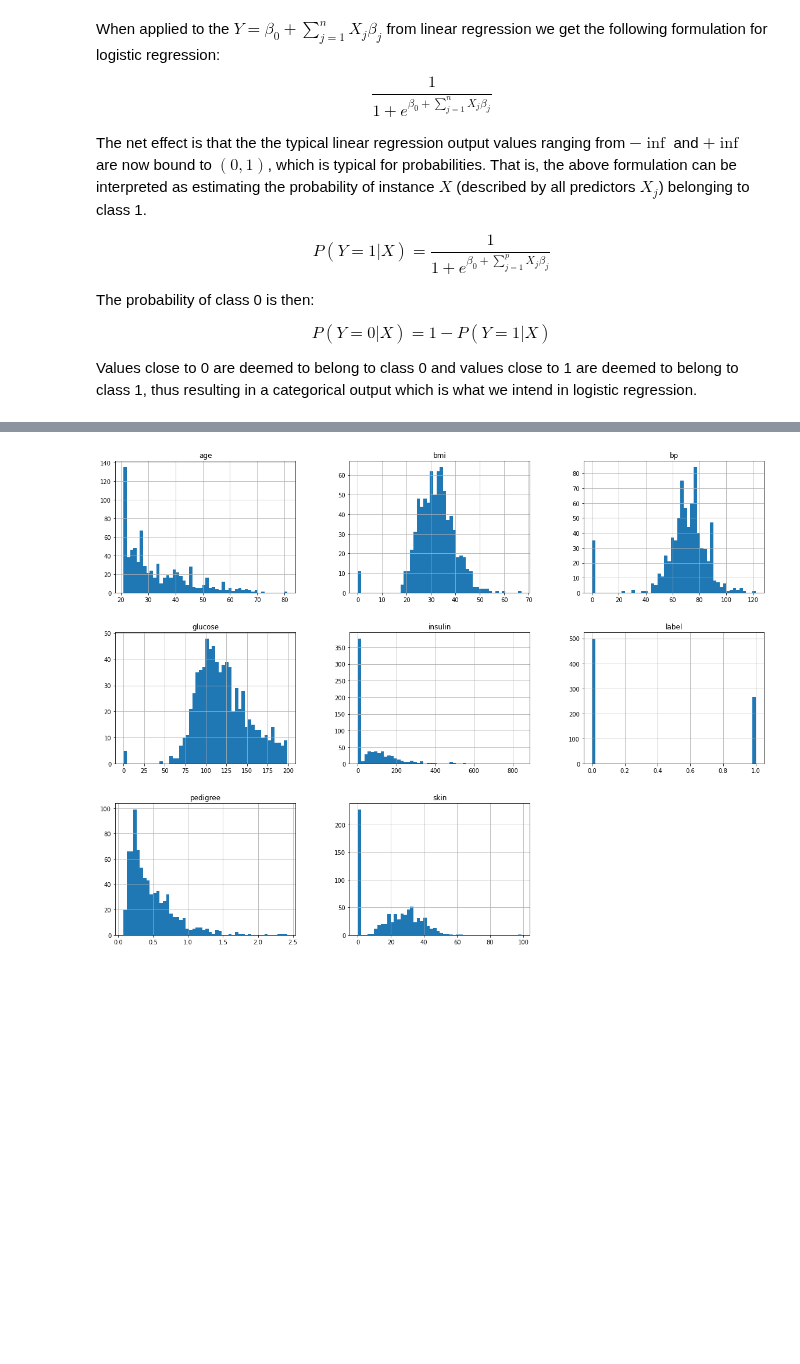
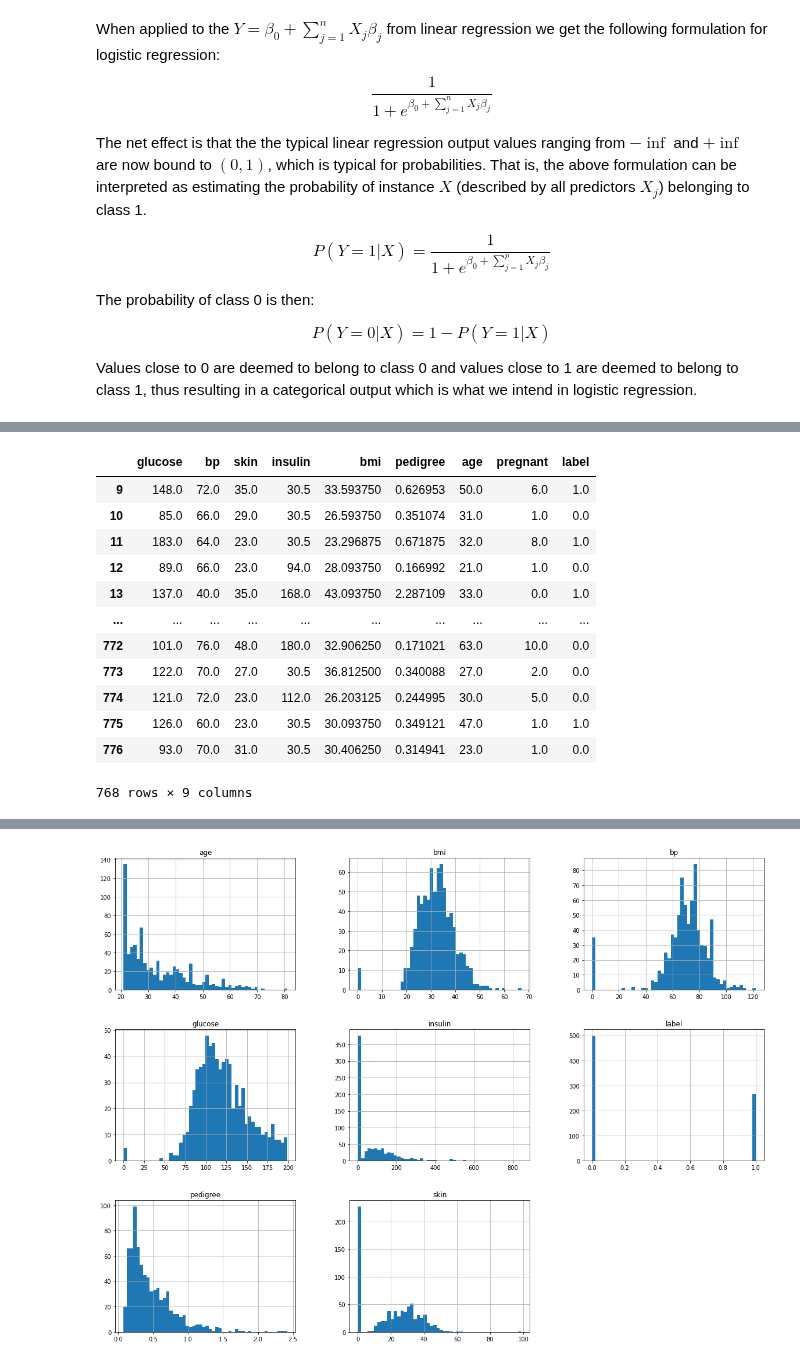
Before and after one commit to memphis-iis/datawhys-content-notebooks-python, a Jupyter notebook: Logistic-regression.ipynb, the cells around one changed output, grey strips where cells are left out. Drawn from its saved outputs; the diff is of its cells as text; code cells hidden in the pictures; blank space fills up the shorter version.

```diff
--- a/Logistic-regression.ipynb
+++ b/Logistic-regression.ipynb
@@ -367,0 +371,4 @@ AO: This fails with xpython. We seem to have a problem where Python is failing o
+# %%
+dataframe = dataframe.astype(np.float16)
+
+#<xml xmlns="https://developers.google.com/blockly/xml"><variables><variable id="-(zD`=)|+6ZJe1eZ)t2_">dataframe</variable><variable id="?c{TV,q.TX?.3MdDX01G">np</variable></variables><block type="variables_set" id="W[NKpnS`c;^ojCvEb~Jr" x="-10" y="220"><field name="VAR" id="-(zD`=)|+6ZJe1eZ)t2_">dataframe</field><value name="VALUE"><block type="varDoMethod" id="6gF#QFGo*gcY24]ZHk[m"><field name="VAR" id="-(zD`=)|+6ZJe1eZ)t2_">dataframe</field><field name="MEMBER">astype</field><data>dataframe:astype</data><value name="INPUT"><block type="varGetProperty" id="Z~o+`2atgO=}TGFr1H;s"><field name="VAR" id="?c{TV,q.TX?.3MdDX01G">np</field><field name="MEMBER">float16</field><data>np:float16</data></block></value></block></value></block></xml>
@@ -367,0 +404,4 @@ AO: This fails with xpython. We seem to have a problem where Python is failing o
+# %%
+dataframe2 = dataframe.drop(columns=["pregnant","label"])
+
+#<xml xmlns="https://developers.google.com/blockly/xml"><variables><variable id="9!`e7J$K:A*o3;@Jx]|c">dataframe2</variable><variable id="-(zD`=)|+6ZJe1eZ)t2_">dataframe</variable></variables><block type="variables_set" id="=WF6bg*IMyQ}:OH;`ep%" x="37" y="334"><field name="VAR" id="9!`e7J$K:A*o3;@Jx]|c">dataframe2</field><value name="VALUE"><block type="varDoMethod" id="pi|Dm84^9@vki1VF)~q?"><field name="VAR" id="-(zD`=)|+6ZJe1eZ)t2_">dataframe</field><field name="MEMBER">drop</field><data>dataframe:drop</data><value name="INPUT"><block type="lists_create_with" id="Iwmkdd88P]#,C|E;O0iv"><mutation items="1"></mutation><value name="ADD0"><block type="dummyOutputCodeBlock" id="hGfK[B=t*/z9F4^N5nS-"><field name="CODE">columns=["pregnant","label"]</field></block></value></block></value></block></value></block></xml>
@@ -367,0 +415,4 @@ AO: This fails with xpython. We seem to have a problem where Python is failing o
+# %%
+dataframe2.replace(0, dataframe2.median(), inplace=True)
+
+#<xml xmlns="https://developers.google.com/blockly/xml"><variables><variable id="9!`e7J$K:A*o3;@Jx]|c">dataframe2</variable></variables><block type="varDoMethod" id="~nLi1Nh;w~2..pU_)Ea-" x="-25" y="188"><field name="VAR" id="9!`e7J$K:A*o3;@Jx]|c">dataframe2</field><field name="MEMBER">replace</field><data>dataframe2:replace</data><value name="INPUT"><block type="lists_create_with" id="N_J;ROC7W[U;-E+T}@jQ"><mutation items="3"></mutation><value name="ADD0"><block type="math_number" id="*=m$moYjkm=;jzVXVuFj"><field name="NUM">0</field></block></value><value name="ADD1"><block type="varDoMethod" id="zu95YDE]4]0%3K*R4!Pd"><field name="VAR" id="9!`e7J$K:A*o3;@Jx]|c">dataframe2</field><field name="MEMBER">median</field><data>dataframe2:median</data></block></value><value name="ADD2"><block type="dummyOutputCodeBlock" id="4TX!~lA9X)L!eqiMBVVZ"><field name="CODE">inplace=True</field></block></value></block></value></block></xml>
@@ -367,0 +426,20 @@ AO: This fails with xpython. We seem to have a problem where Python is failing o
+# %%
+dataframe = dataframe2.assign(pregnant=dataframe["pregnant"], label=dataframe["label"])
+
+dataframe
+
+#<xml xmlns="https://developers.google.com/blockly/xml"><variables><variable id="-(zD`=)|+6ZJe1eZ)t2_">dataframe</variable><variable id="9!`e7J$K:A*o3;@Jx]|c">dataframe2</variable></variables><block type="variables_set" id="_#^LqjJ[Q#}!tJ$(QE]l" x="22" y="222"><field name="VAR" id="-(zD`=)|+6ZJe1eZ)t2_">dataframe</field><value name="VALUE"><block type="varDoMethod" id="3,QX^_wS{=(4o}-e]kbT"><field name="VAR" id="9!`e7J$K:A*o3;@Jx]|c">dataframe2</field><field name="MEMBER">assign</field><data>dataframe2:assign</data><value name="INPUT"><block type="lists_create_with" id="2w03Y=zNGQGsq*a;(M5d"><mutation items="2"></mutation><value name="ADD0"><block type="dummyOutputCodeBlock" id="F:xb@GeiXv:#1ZF=#Cqp"><field name="CODE">pregnant=dataframe["pregnant"]</field></block></value><value name="ADD1"><block type="dummyOutputCodeBlock" id="WDVlS:!LEtzZx%)Q~oo."><field name="CODE">label=dataframe["label"]</field></block></value></block></value></block></value></block><block type="variables_get" id="Ci#t5qXuVEo4u8!ZJyxz" x="16" y="349"><field name="VAR" id="-(zD`=)|+6ZJe1eZ)t2_">dataframe</field></block></xml>
+# %% [output]
+|  | glucose | bp | skin | insulin | bmi | pedigree | age | pregnant | label |
+| 9 | 148.0 | 72.0 | 35.0 | 30.5 | 33.593750 | 0.626953 | 50.0 | 6.0 | 1.0 |
+| 10 | 85.0 | 66.0 | 29.0 | 30.5 | 26.593750 | 0.351074 | 31.0 | 1.0 | 0.0 |
+| 11 | 183.0 | 64.0 | 23.0 | 30.5 | 23.296875 | 0.671875 | 32.0 | 8.0 | 1.0 |
+| 12 | 89.0 | 66.0 | 23.0 | 94.0 | 28.093750 | 0.166992 | 21.0 | 1.0 | 0.0 |
+| 13 | 137.0 | 40.0 | 35.0 | 168.0 | 43.093750 | 2.287109 | 33.0 | 0.0 | 1.0 |
+| ... | ... | ... | ... | ... | ... | ... | ... | ... | ... |
+| 772 | 101.0 | 76.0 | 48.0 | 180.0 | 32.906250 | 0.171021 | 63.0 | 10.0 | 0.0 |
+| 773 | 122.0 | 70.0 | 27.0 | 30.5 | 36.812500 | 0.340088 | 27.0 | 2.0 | 0.0 |
+| 774 | 121.0 | 72.0 | 23.0 | 112.0 | 26.203125 | 0.244995 | 30.0 | 5.0 | 0.0 |
+| 775 | 126.0 | 60.0 | 23.0 | 30.5 | 30.093750 | 0.349121 | 47.0 | 1.0 | 1.0 |
+| 776 | 93.0 | 70.0 | 31.0 | 30.5 | 30.406250 | 0.314941 | 23.0 | 1.0 | 0.0 |
+768 rows × 9 columns
```
Also changed, not shown: parts of 50 cells of this notebook.
